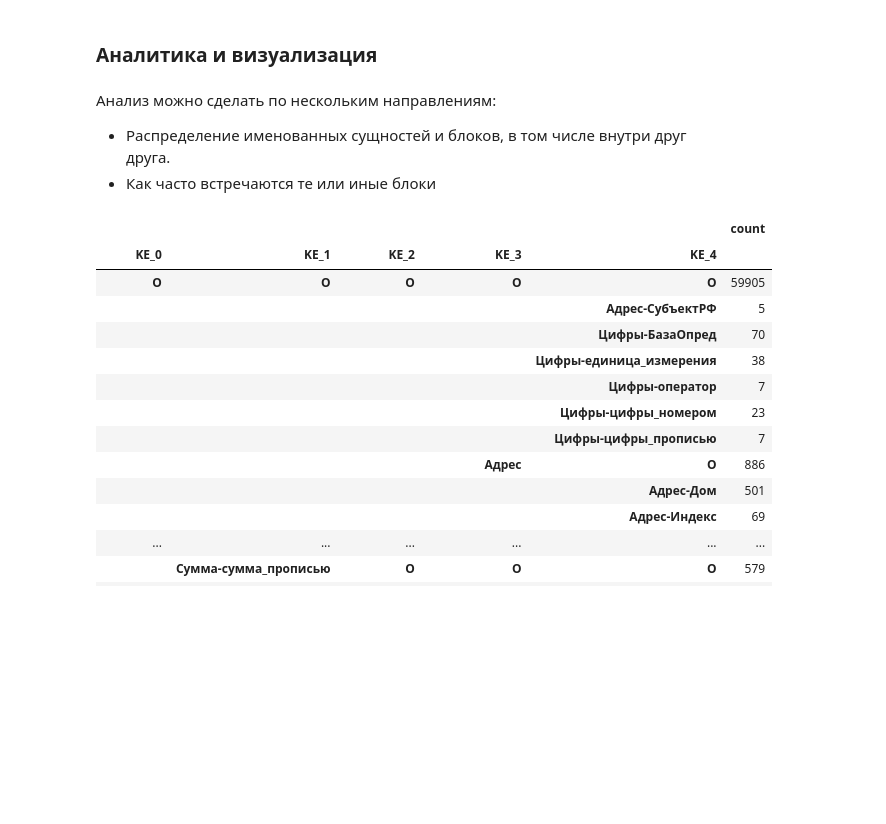
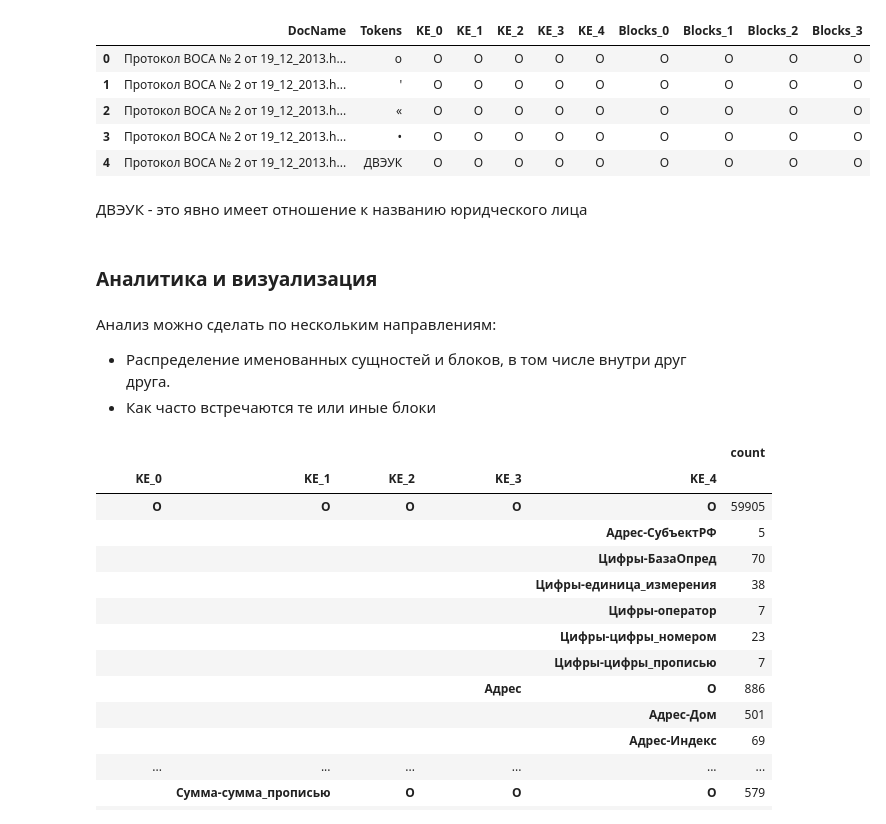
Before and after one commit to Gleb01548/test_legal, a Jupyter notebook: notebooks/task_1.ipynb, the cells around one changed output. Drawn from its saved outputs; the diff is of its cells as text; code cells hidden in the pictures; blank space fills up the shorter version.

```diff
--- a/notebooks/task_1.ipynb
+++ b/notebooks/task_1.ipynb
@@ -15,6 +15,17 @@ pd.set_option("display.max_rows", 100)
 pd.set_option("display.max_colwidth", 100)
 # %%
 df = pd.read_csv("./data/raw/markup.csv", sep="\t")
+# %%
+df.head(5)
+# %% [output]
+|  | DocName | Tokens | KE_0 | KE_1 | KE_2 | KE_3 | KE_4 | Blocks_0 | Blocks_1 | Blocks_2 | Blocks_3 |
+| 0 | Протокол ВОСА № 2 от 19_12_2013.h... | о | O | O | O | O | O | O | O | O | O |
+| 1 | Протокол ВОСА № 2 от 19_12_2013.h... | ' | O | O | O | O | O | O | O | O | O |
+| 2 | Протокол ВОСА № 2 от 19_12_2013.h... | « | O | O | O | O | O | O | O | O | O |
+| 3 | Протокол ВОСА № 2 от 19_12_2013.h... | • | O | O | O | O | O | O | O | O | O |
+| 4 | Протокол ВОСА № 2 от 19_12_2013.h... | ДВЭУК | O | O | O | O | O | O | O | O | O |
+# %% [markdown]
+ДВЭУК - это явно имеет отношение к названию юридческого лица
 # %% [markdown]
 ### Аналитика и визуализация
 # %% [markdown]
```
Also changed, not shown: parts of 1 cell of this notebook.
